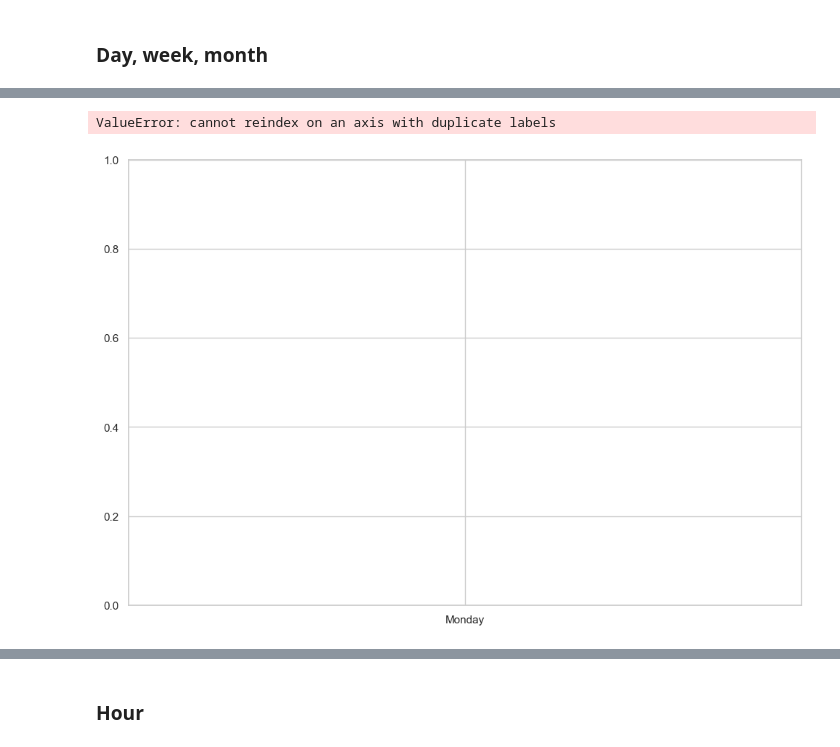
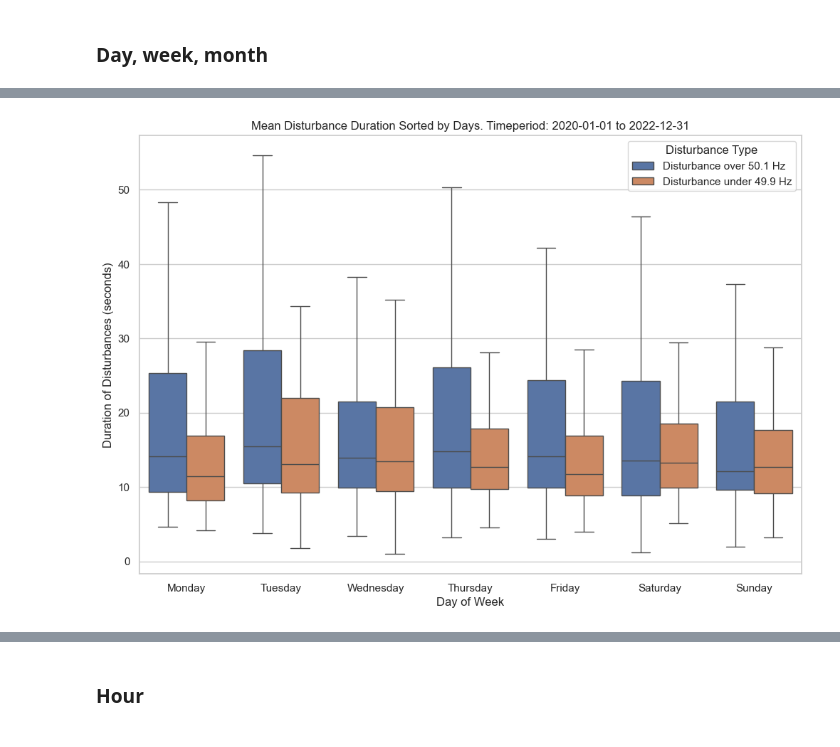
Before and after one commit to HermanCoding/frequency_deviation, a Jupyter notebook: visualize_data.ipynb, the cells around one changed output, grey strips where cells are left out. Drawn from its saved outputs; the diff is of its cells as text; code cells hidden in the pictures.

Commit message:
change in disturbance_duration_day

```diff
--- a/visualize_data.ipynb
+++ b/visualize_data.ipynb
@@ -458,23 +430,22 @@ melted_data
 # %%
-combined_data = pd.DataFrame({
+disturbance_duration_day_comb = pd.DataFrame({
     f'Disturbance over {disturbance_value_up} Hz': disturbance_up_duration_day.values,
     f'Disturbance under {disturbance_value_down} Hz': disturbance_down_duration_day.values
-}, index=disturbance_up_duration_day.index)
+}, index=disturbance_down_duration_day.index)
 
-melted_data = combined_data.melt(var_name='Disturbance Type', value_name='Disturbance Duration', ignore_index=False)
+disturbance_duration_day_melt = disturbance_duration_day_comb.reset_index().melt(id_vars='Time', var_name='Disturbance Type', value_name='Disturbance Duration', ignore_index=True)
 days_order = ['Monday', 'Tuesday', 'Wednesday', 'Thursday', 'Friday', 'Saturday', 'Sunday']
 
 plt.figure(figsize=(12, 8))
 
-sns.boxplot(x=melted_data.index.day_name(), y='Disturbance Duration', hue='Disturbance Type', data=melted_data, order=days_order, showfliers=False)
+sns.boxplot(x=disturbance_duration_day_melt['Time'].dt.day_name(), y='Disturbance Duration', hue='Disturbance Type', data=disturbance_duration_day_melt, order=days_order, showfliers = False)
 
 plt.title(f'Mean Disturbance Duration Sorted by Days. Timeperiod: {date_from} to {date_to}')
 
 plt.xlabel('Day of Week')
-plt.ylabel('Duration of Disturbances')
+plt.ylabel('Duration of Disturbances (seconds)')
 plt.legend(title='Disturbance Type')
 
 plt.show()
 # %% [output]
-ValueError: cannot reindex on an axis with duplicate labels
-[figure, old version]
+[figure, new version]
```
Also changed, not shown: parts of 11 cells of this notebook.
